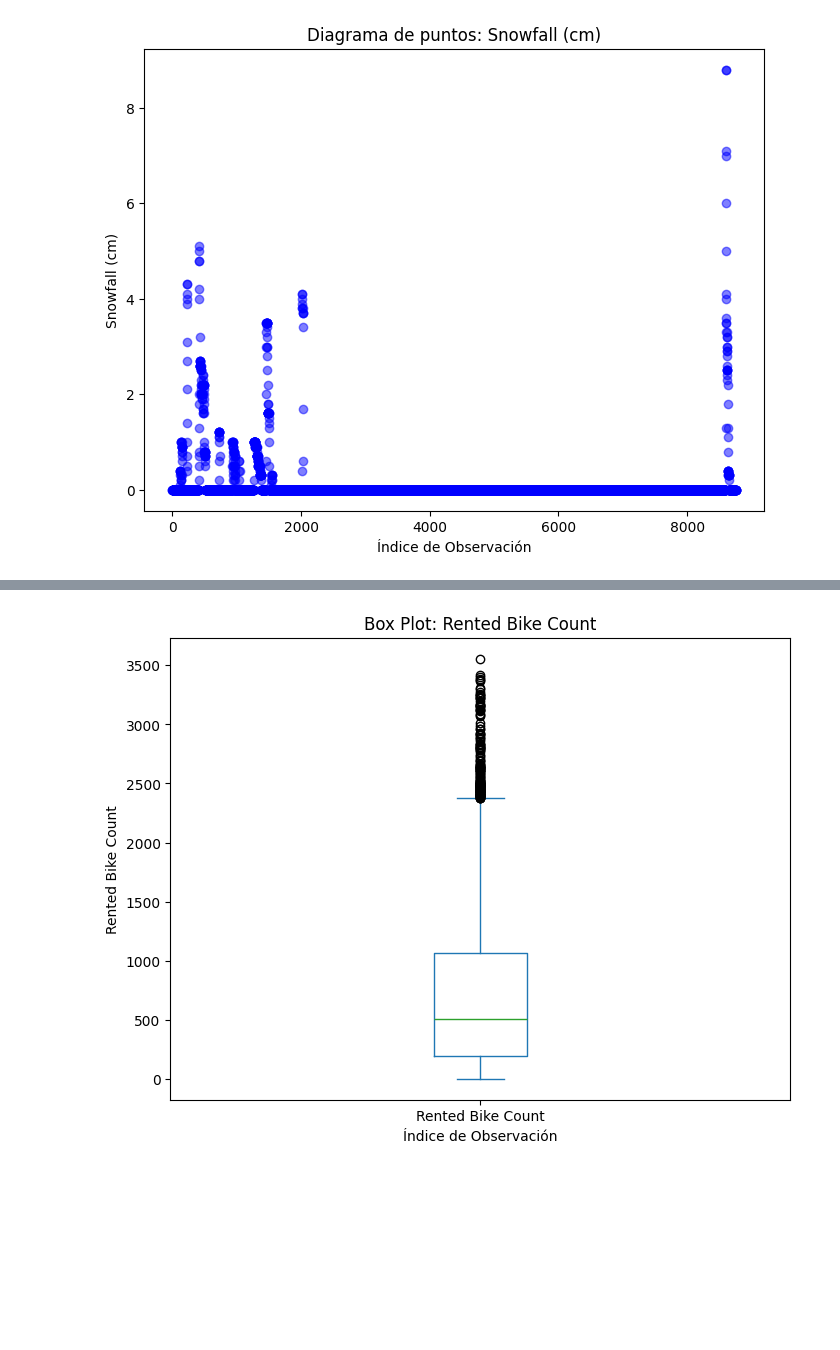
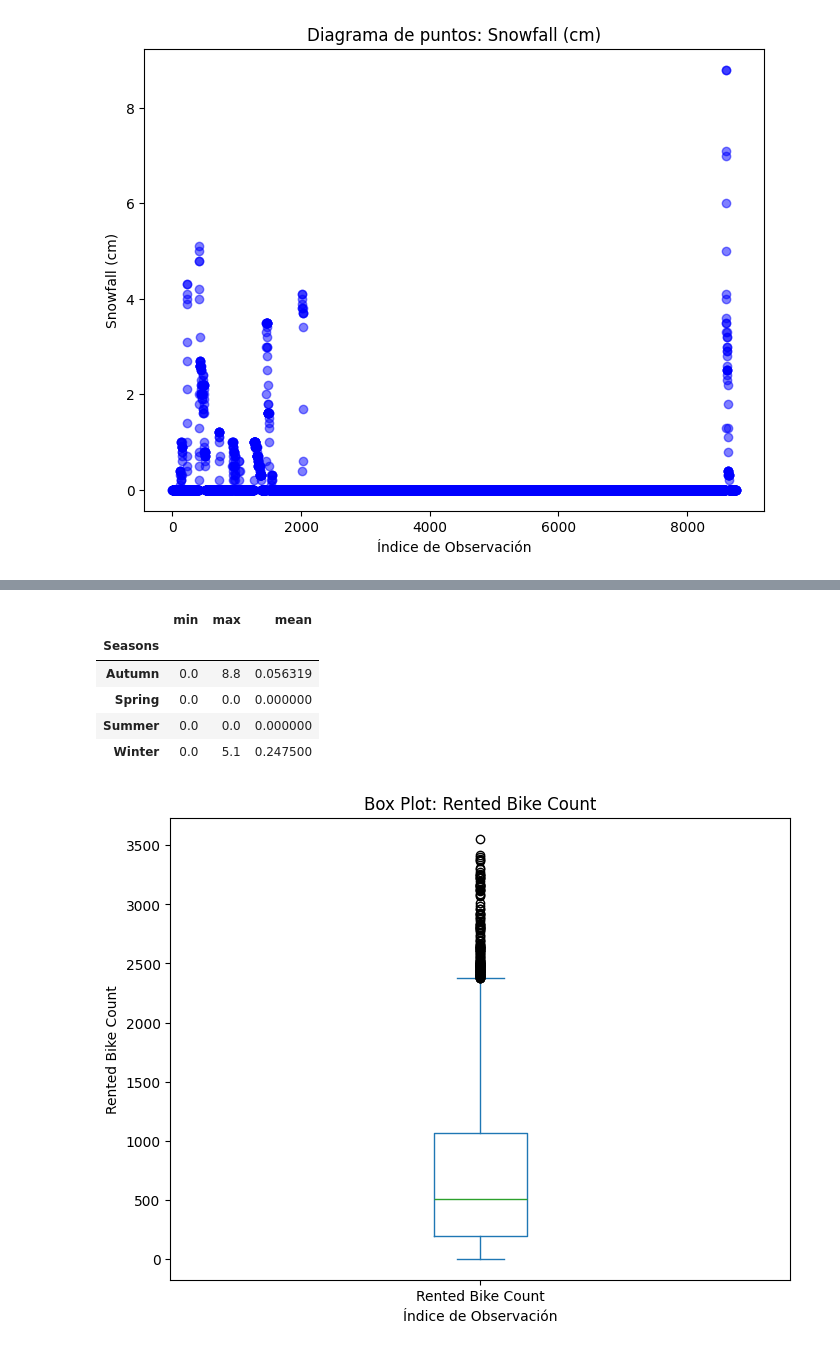
Before and after one commit to jerussi123/Proyectos, a Jupyter notebook: proyecto_1/Soporte_Limpieza.ipynb, the cells around one changed output, grey strips where cells are left out. Saved outputs shown, nothing was run; the diff lists cells and outputs as text; code cells hidden in the pictures; blank space fills up the shorter version.

```diff
--- a/proyecto_1/Soporte_Limpieza.ipynb
+++ b/proyecto_1/Soporte_Limpieza.ipynb
@@ -89,3 +107,12 @@ for column in numeric_variables.columns:
+# %%
+data.groupby("Seasons")["Snowfall (cm)"].agg(['min', 'max', 'mean'])
+# %% [output]
+|  | min | max | mean |
+| Seasons |  |  |  |
+| Autumn | 0.0 | 8.8 | 0.056319 |
+| Spring | 0.0 | 0.0 | 0.000000 |
+| Summer | 0.0 | 0.0 | 0.000000 |
+| Winter | 0.0 | 5.1 | 0.247500 |
 # %%
 #Generar boxplot para cada variable númerica
 for column in numeric_variables.columns:
```
Also changed, not shown: parts of 10 cells of this notebook, 1 other file.
